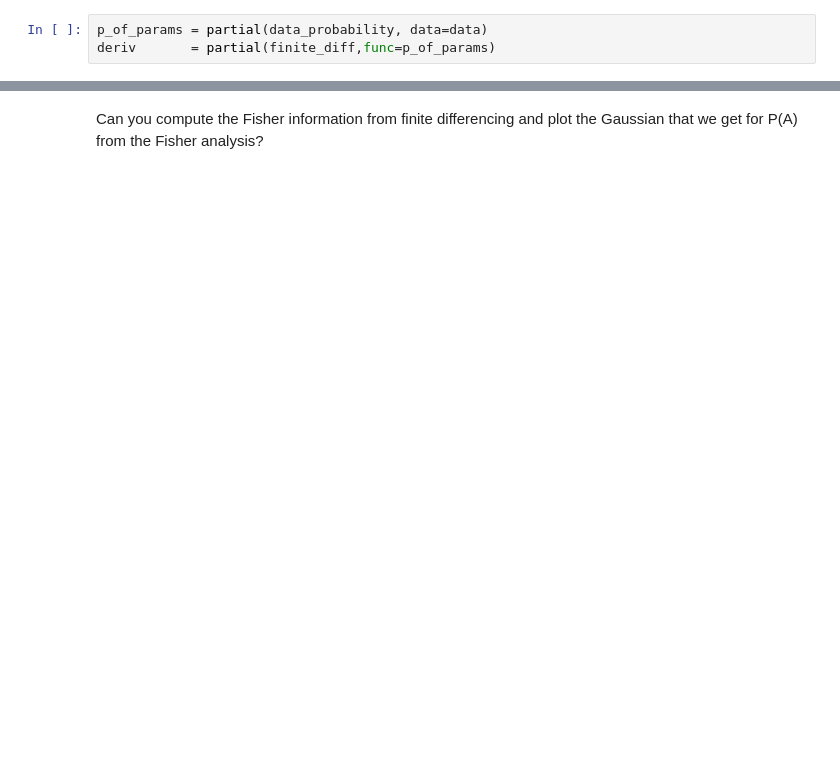
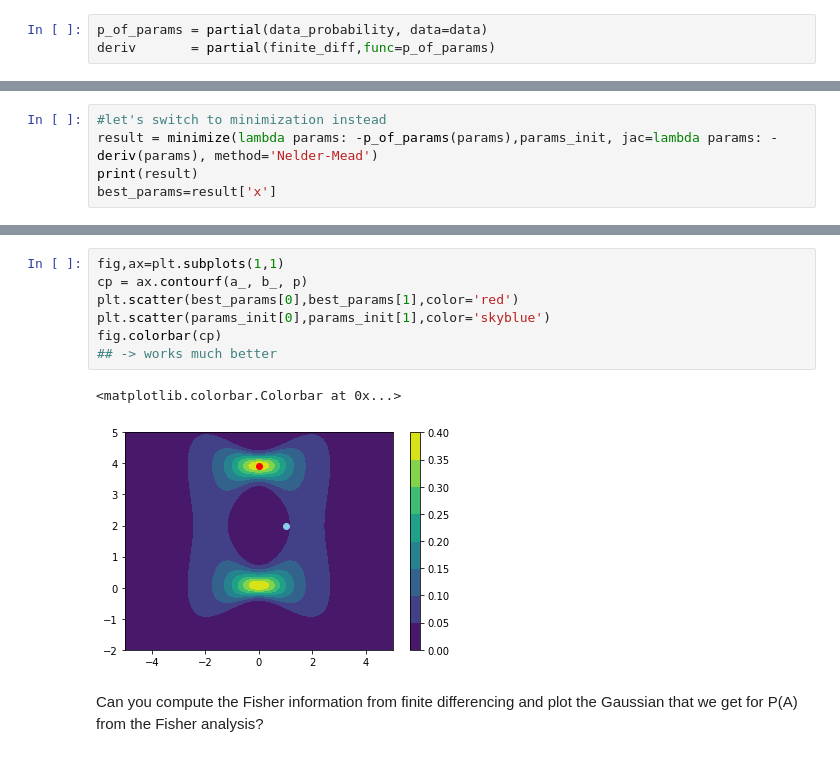
Before and after one commit to twerhane/UndergradStudentProjects, a Jupyter notebook: Jamie_and_Lister/VanessasNotebooks/FisherAnalysisOnToyExample.ipynb, the cells around one changed output, grey strips where cells are left out. Cells and saved outputs as stored; diff of their text form; blank space fills up the shorter version.

Commit message:
adding minimization algorithm

```diff
--- a/Jamie_and_Lister/VanessasNotebooks/FisherAnalysisOnToyExample.ipynb
+++ b/Jamie_and_Lister/VanessasNotebooks/FisherAnalysisOnToyExample.ipynb
@@ -134,0 +144,5 @@ fig.colorbar(cp)
+# %%
+#let's switch to minimization instead
+result = minimize(lambda params: -p_of_params(params),params_init, jac=lambda params: -deriv(params), method='Nelder-Mead')
+print(result)
+best_params=result['x']
@@ -135,2 +160,12 @@ fig.colorbar(cp)
+# %%
+fig,ax=plt.subplots(1,1)
+cp = ax.contourf(a_, b_, p)
+plt.scatter(best_params[0],best_params[1],color='red')
+plt.scatter(params_init[0],params_init[1],color='skyblue')
+fig.colorbar(cp)
+## -> works much better
+# %% [output]
+<matplotlib.colorbar.Colorbar at 0x...>
+[figure, added]
 # %% [markdown]
 Can you compute the Fisher information from finite differencing and plot the Gaussian that we get for P(A) from the Fisher analysis?
```
Also changed, not shown: parts of 11 cells of this notebook.
